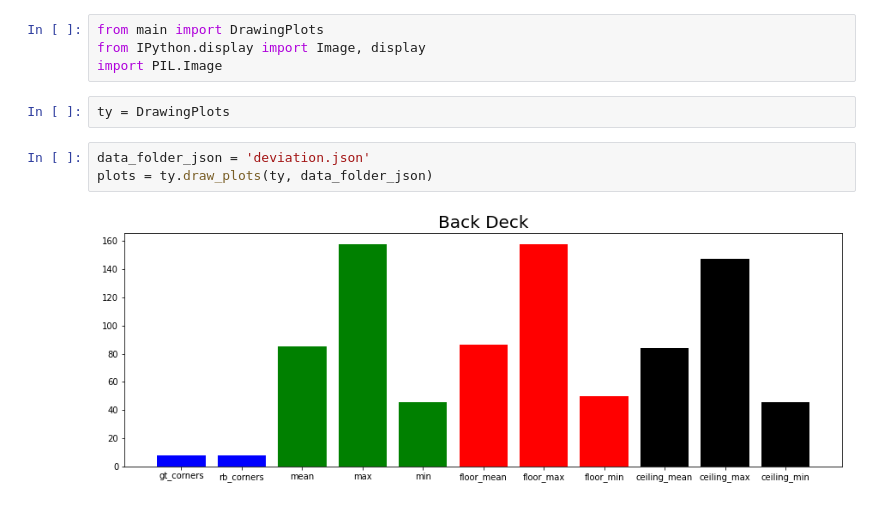
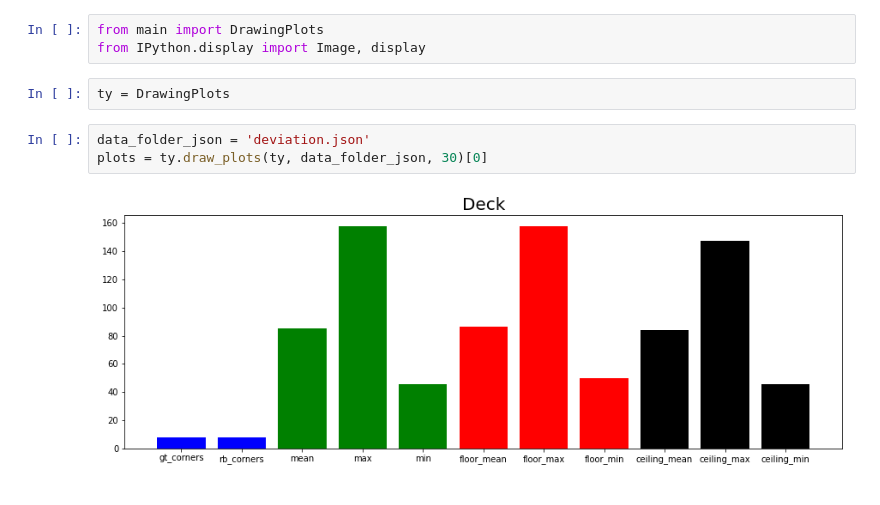
Before and after one commit to Raytorin/For_DocuSketch, a Jupyter notebook: Notebook.ipynb, the cells around one changed output. Saved outputs shown, nothing was run; the diff lists cells and outputs as text.

Commit message:
fix main.py, add optional element for function "draw_plots"

```diff
--- a/Notebook.ipynb
+++ b/Notebook.ipynb
@@ -1,13 +1,12 @@
 # %%
 from main import DrawingPlots
 from IPython.display import Image, display
-import PIL.Image
 # %%
 ty = DrawingPlots
 # %%
 data_folder_json = 'deviation.json'
-plots = ty.draw_plots(ty, data_folder_json)
+plots = ty.draw_plots(ty, data_folder_json, 30)[0]
 # %% [output]
-[figure, old version]
+[figure, new version]
 # %%
 for plot_path in plots:
```
Also changed, not shown: parts of 1 cell of this notebook, 1 other file.
